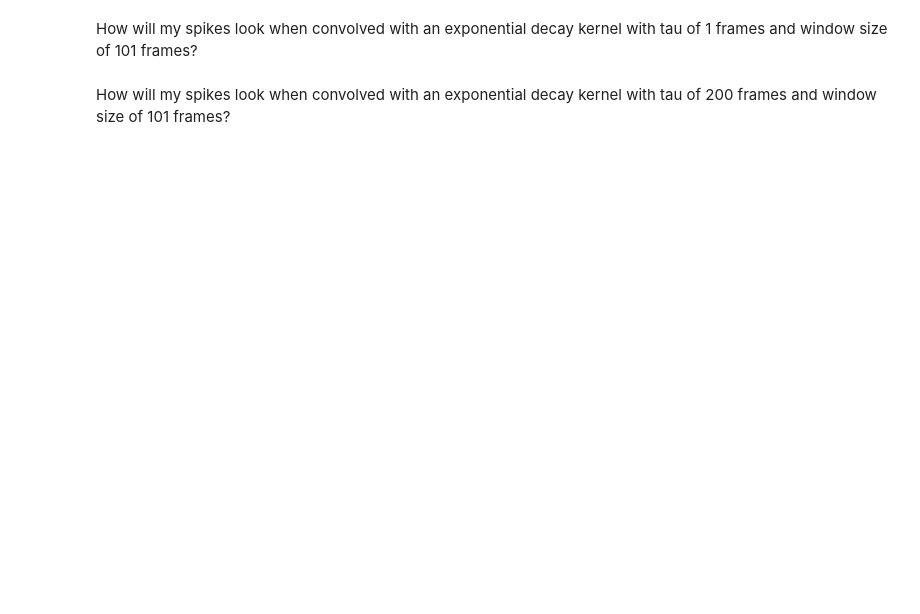
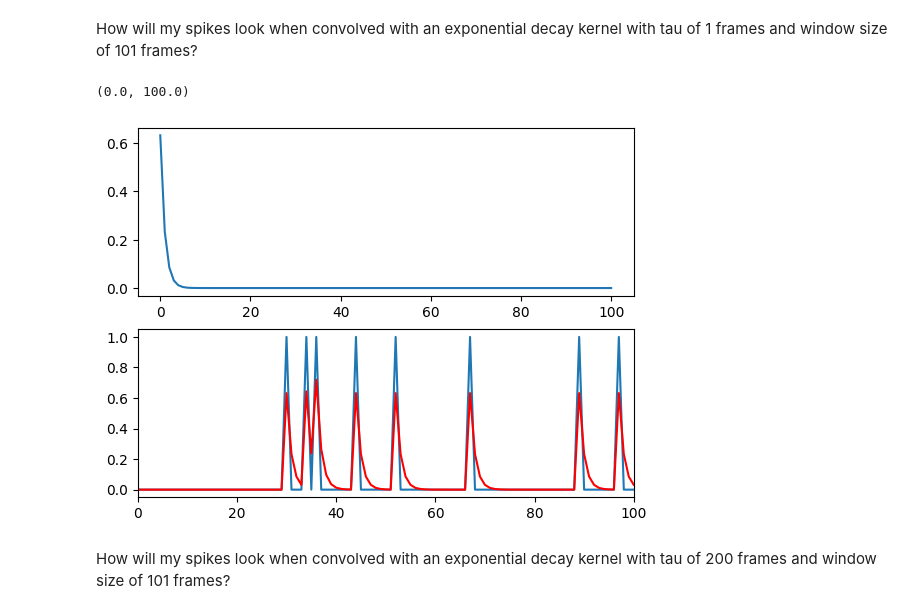
Before and after one commit to pallavisyam/iBOTS-Intro-to-Python-for-Neuroscience, a Jupyter notebook: day1/03. Spike Inference From Calcium Traces.ipynb, the cells around one changed output. Drawn from its saved outputs; the diff is of its cells as text; code cells hidden in the pictures; blank space fills up the shorter version.

```diff
--- a/day1/03. Spike Inference From Calcium Traces.ipynb
+++ b/day1/03. Spike Inference From Calcium Traces.ipynb
@@ -91,4 +145,22 @@ plt.xlim(0, 100)
 # %% [markdown]
 How will my spikes look when convolved with an exponential decay kernel with tau of 1 frames and window size of 101 frames?
+# %%
+tau = 1
+win_len = 101
+t = np.arange(win_len)
+kernel_unnorm = np.exp(-t / tau)
+kernel = kernel_unnorm / kernel_unnorm.sum()
+convolved_trace = convolve(s1, kernel, mode='full')
+
+plt.subplot(211)
+plt.plot(kernel)
+
+plt.subplot(212)
+plt.plot(s1)
+plt.plot(convolved_trace[:-win_len+1], color='r')
+plt.xlim(0, 100)
+# %% [output]
+(0.0, 100.0)
+[figure, added]
 # %% [markdown]
 How will my spikes look when convolved with an exponential decay kernel with tau of 200 frames and window size of 101 frames?
```
Also changed, not shown: parts of 21 cells of this notebook.
